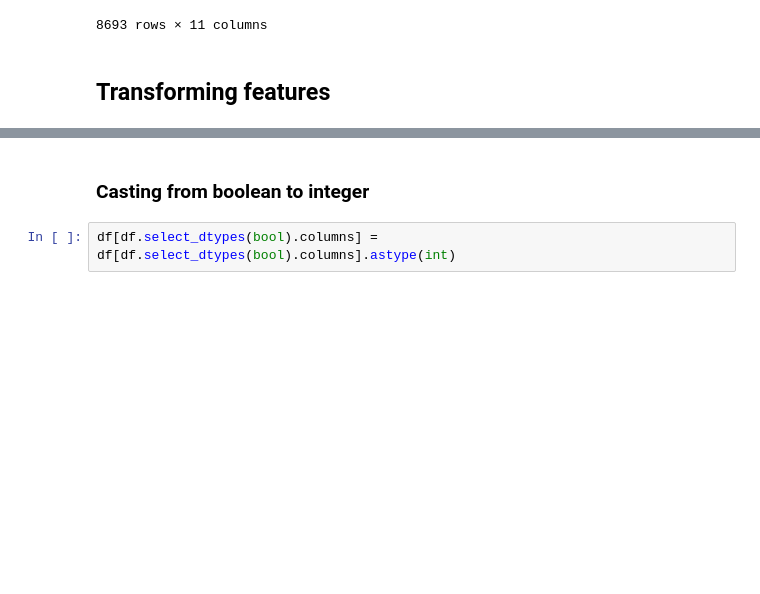
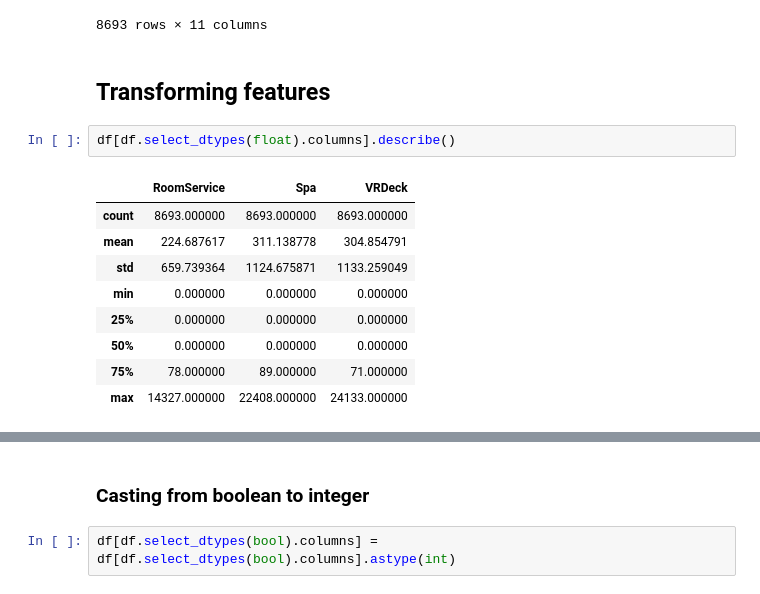
Before and after one commit to AveePB/Kaggle, a Jupyter notebook: F.spaceship-titanic/preprocessing.ipynb, the cells around one changed output, grey strips where cells are left out. Cells and saved outputs as stored; diff of their text form; blank space fills up the shorter version.

```diff
--- a/F.spaceship-titanic/preprocessing.ipynb
+++ b/F.spaceship-titanic/preprocessing.ipynb
@@ -328,3 +328,15 @@ df
 8693 rows × 11 columns
 # %% [markdown]
 ## Transforming features
+# %%
+df[df.select_dtypes(float).columns].describe()
+# %% [output]
+|  | RoomService | Spa | VRDeck |
+| count | 8693.000000 | 8693.000000 | 8693.000000 |
+| mean | 224.687617 | 311.138778 | 304.854791 |
+| std | 659.739364 | 1124.675871 | 1133.259049 |
+| min | 0.000000 | 0.000000 | 0.000000 |
+| 25% | 0.000000 | 0.000000 | 0.000000 |
+| 50% | 0.000000 | 0.000000 | 0.000000 |
+| 75% | 78.000000 | 89.000000 | 71.000000 |
+| max | 14327.000000 | 22408.000000 | 24133.000000 |
```
Also changed, not shown: parts of 8 cells of this notebook, 2 other files.
